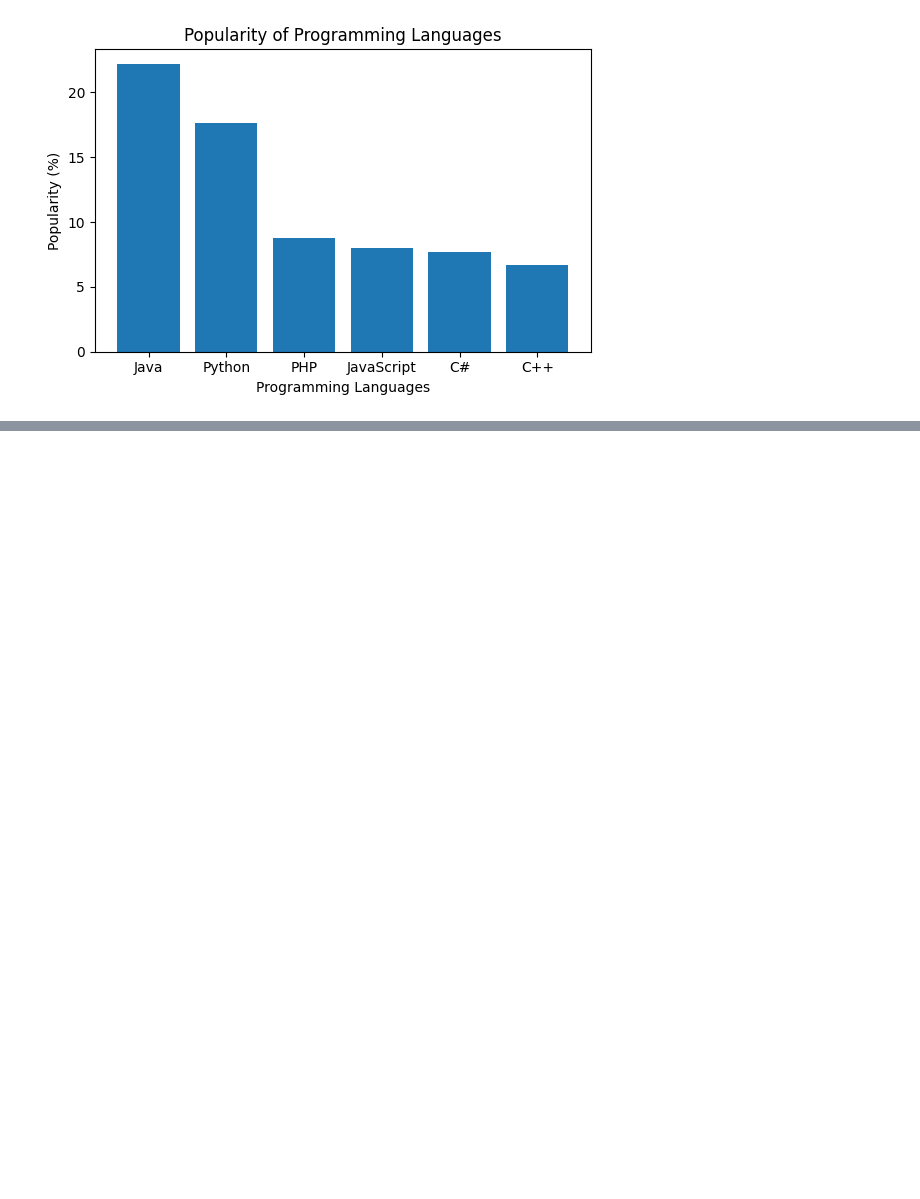
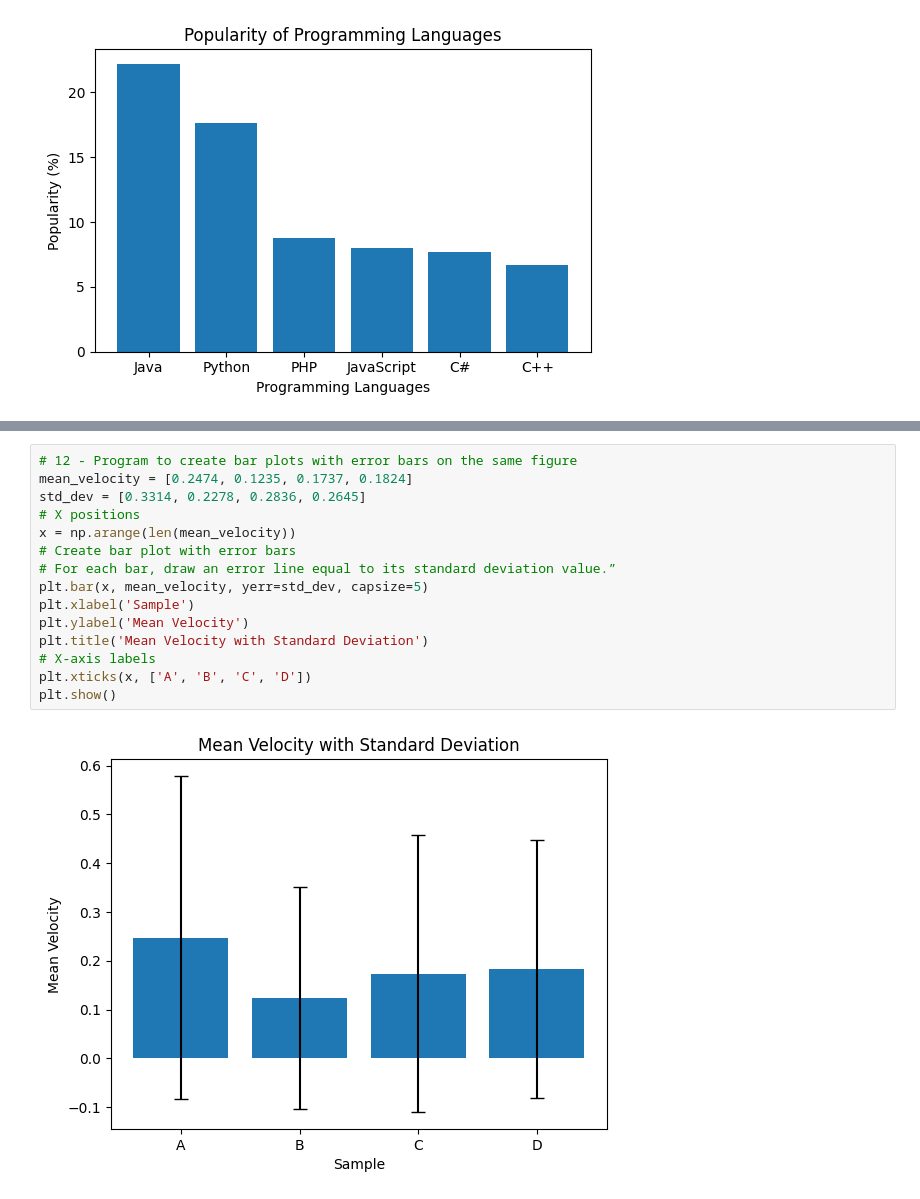
Before and after one commit to Tejeswar23/python-core-, a Jupyter notebook: matplot/practice_matplot.ipynb, the cells around one changed output, grey strips where cells are left out. Drawn from its saved outputs; the diff is of its cells as text; blank space fills up the shorter version.

```diff
--- a/matplot/practice_matplot.ipynb
+++ b/matplot/practice_matplot.ipynb
@@ -354,0 +395,17 @@ plt.show()
+# %%
+# 12 - Program to create bar plots with error bars on the same figure
+mean_velocity = [0.2474, 0.1235, 0.1737, 0.1824]
+std_dev = [0.3314, 0.2278, 0.2836, 0.2645]
+# X positions
+x = np.arange(len(mean_velocity))
+# Create bar plot with error bars
+# For each bar, draw an error line equal to its standard deviation value.”
+plt.bar(x, mean_velocity, yerr=std_dev, capsize=5)
+plt.xlabel('Sample')
+plt.ylabel('Mean Velocity')
+plt.title('Mean Velocity with Standard Deviation')
+# X-axis labels
+plt.xticks(x, ['A', 'B', 'C', 'D'])
+plt.show()
+# %% [output]
+[figure, added]
```
Also changed, not shown: parts of 12 cells of this notebook, 1 other file.
